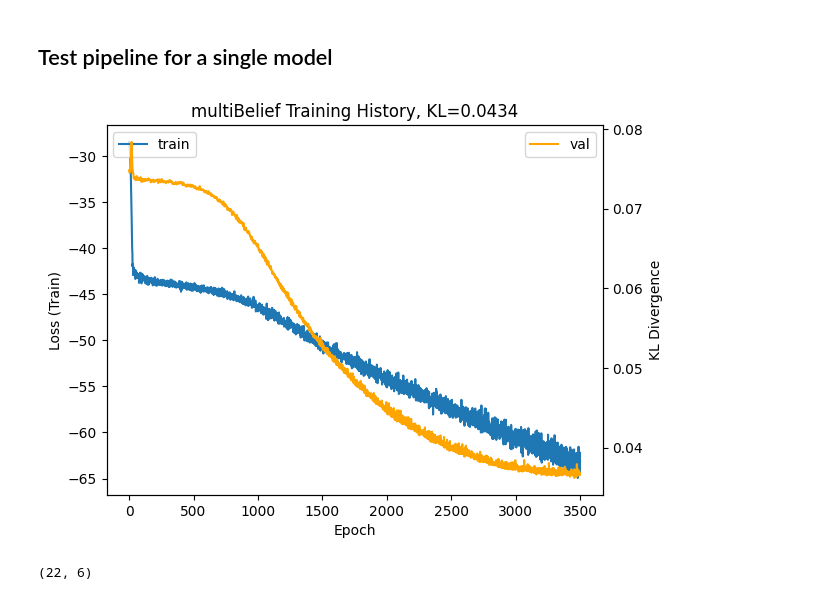
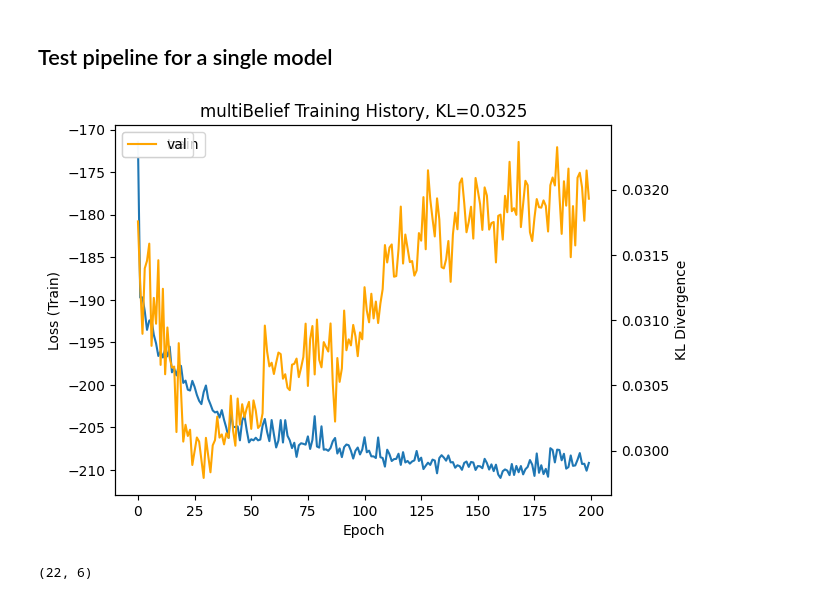
Before and after one commit to DuncanCSt/PyLDL, a Jupyter notebook: bedl_experiments/compute_metrics.ipynb, the cells around one changed output. Drawn from its saved outputs; the diff is of its cells as text; code cells hidden in the pictures.

```diff
--- a/bedl_experiments/compute_metrics.ipynb
+++ b/bedl_experiments/compute_metrics.ipynb
@@ -114,40 +119,40 @@ run_metrics('BOOJUM', 'SJAFFE', 0,
 HYPERPARAMS = {
     "batch_size": 32,
     "dropout_rate": 0.2,
-    "learning_rate": 0.001,
-    "max_epochs": 3500,
-    "minimum": 1500,
+    "learning_rate": 0.01,
+    "max_epochs": 600,
+    "minimum": 200,
     "n_hidden": 64,
     "n_latent": 16,
-    "patience": 150,
+    "patience": 10,
     "weight_decay": 0.001
   }
 # %%
 import importlib
 import helpers
 
 importlib.reload(helpers)
 
 fit_best_model = helpers.fit_best_model
 plot_history = helpers.plot_history
 load_data_fold = helpers.load_data_fold
 from pyldl.metrics import score
 from sklearn.model_selection import train_test_split
 
-X_train, D_train, X_test, D_test = load_data_fold('SJAFFE', 0)  # Just to check that it works
+X_train, D_train, X_test, D_test = load_data_fold('Yeast_spo5', 0)  # Just to check that it works
 X_train, X_valid, D_train, D_valid = train_test_split(X_train, D_train, test_size=0.2, random_state=42)
 
 train_data = {'X': X_train, 'D': D_train}
 valid_data = {'X': X_valid, 'D': D_valid}
 
 MOEDLS = ['multiBelief']
 for model in MOEDLS:
-    trained_model, history = fit_best_model(model, 'SJAFFE', 0, train_data=train_data, valid_data=valid_data, hyperparams=HYPERPARAMS)
+    trained_model, history = fit_best_model(model, 'Yeast_spo5', 0, train_data=train_data, valid_data=valid_data, hyperparams=HYPERPARAMS)
     D = trained_model.predict(X_test)
     kl = score(D, D_test, metrics=['kl_divergence'])
     plot_history(history, title=f'{model} Training History, KL={kl[0]:.4f}')
 # %% [output]
-[figure, old version]
+[figure, new version]
 # %%
 import numpy as np
 print(D.shape)
```
Also changed, not shown: parts of 4 cells of this notebook, 3 other files.
